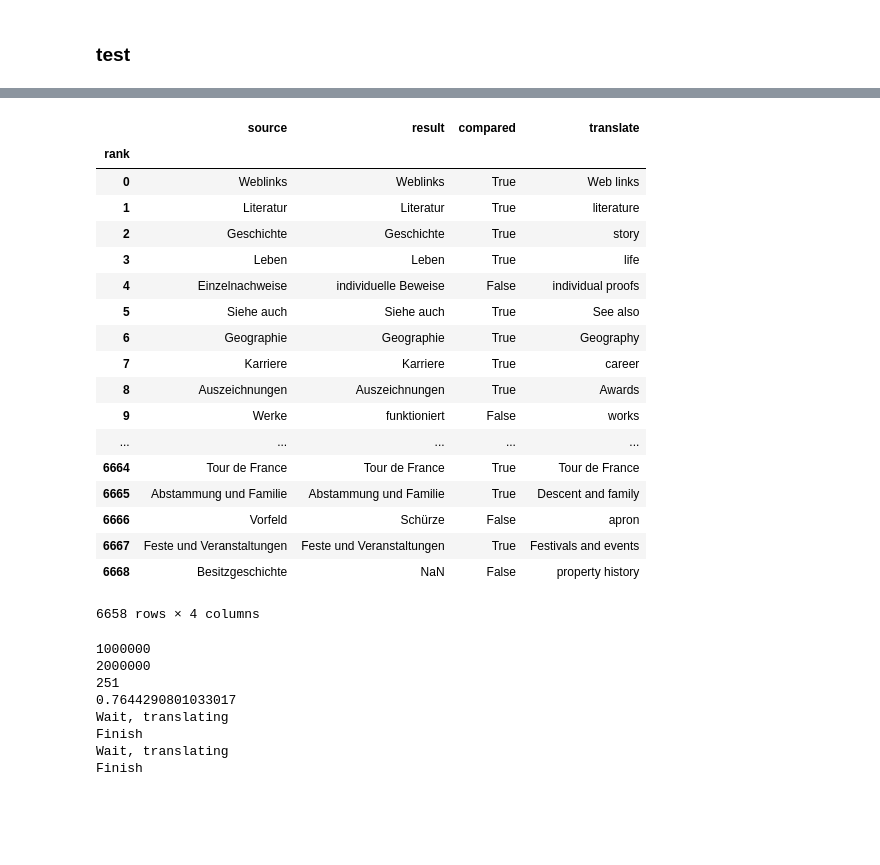
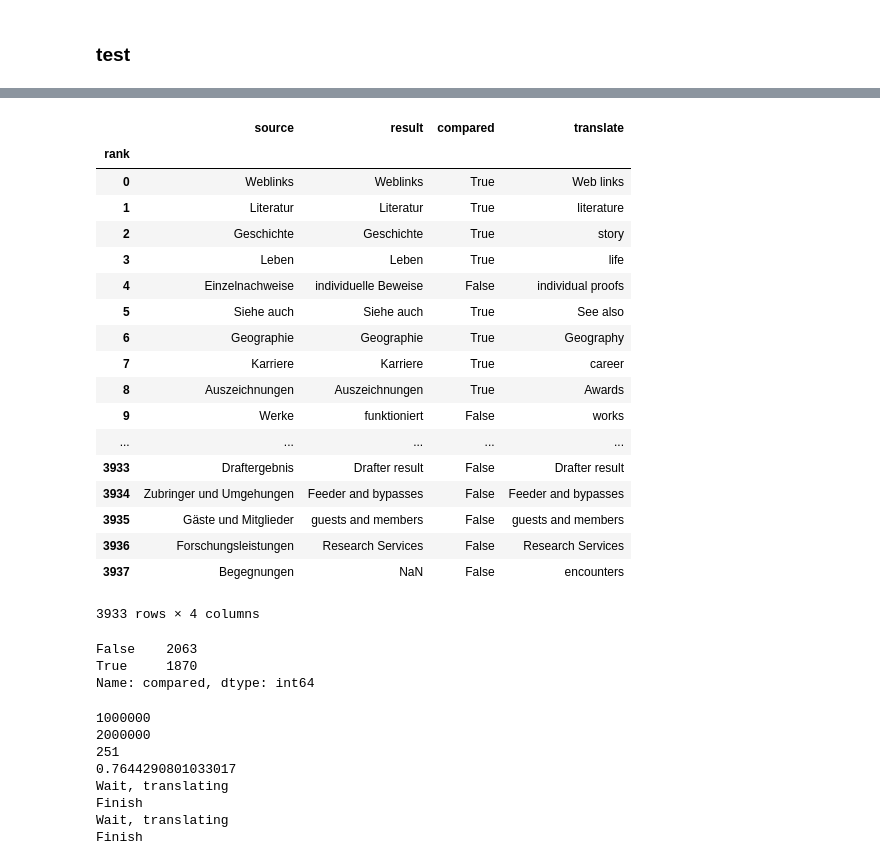
Before and after one commit to digitalTranshumant/wmf-interlanguage, a Jupyter notebook: AutomaticCheckBack.ipynb, the cells around one changed output, grey strips where cells are left out. Cells and saved outputs as stored; diff of their text form; code cells hidden in the pictures; blank space fills up the shorter version.

```diff
--- a/AutomaticCheckBack.ipynb
+++ b/AutomaticCheckBack.ipynb
@@ -163,25 +169,31 @@ Wait, translating
 Finish
 Wait, translating
 Finish
-# %%
-df
-# %% [output]
-|  | source | result | compared | translate |
-| rank |  |  |  |  |
-| 0 | Weblinks | Weblinks | True | Web links |
-| 1 | Literatur | Literatur | True | literature |
-| 2 | Geschichte | Geschichte | True | story |
-| 3 | Leben | Leben | True | life |
-| 4 | Einzelnachweise | individuelle Beweise | False | individual proofs |
-| 5 | Siehe auch | Siehe auch | True | See also |
-| 6 | Geographie | Geographie | True | Geography |
-| 7 | Karriere | Karriere | True | career |
-| 8 | Auszeichnungen | Auszeichnungen | True | Awards |
-| 9 | Werke | funktioniert | False | works |
-| ... | ... | ... | ... | ... |
-| 6664 | Tour de France | Tour de France | True | Tour de France |
-| 6665 | Abstammung und Familie | Abstammung und Familie | True | Descent and family |
-| 6666 | Vorfeld | Schürze | False | apron |
-| 6667 | Feste und Veranstaltungen | Feste und Veranstaltungen | True | Festivals and events |
-| 6668 | Besitzgeschichte | NaN | False | property history |
-6658 rows × 4 columns
+# %%
+deToEn
+# %% [output]
+|  | source | result | compared | translate |
+| rank |  |  |  |  |
+| 0 | Weblinks | Weblinks | True | Web links |
+| 1 | Literatur | Literatur | True | literature |
+| 2 | Geschichte | Geschichte | True | story |
+| 3 | Leben | Leben | True | life |
+| 4 | Einzelnachweise | individuelle Beweise | False | individual proofs |
+| 5 | Siehe auch | Siehe auch | True | See also |
+| 6 | Geographie | Geographie | True | Geography |
+| 7 | Karriere | Karriere | True | career |
+| 8 | Auszeichnungen | Auszeichnungen | True | Awards |
+| 9 | Werke | funktioniert | False | works |
+| ... | ... | ... | ... | ... |
+| 3933 | Draftergebnis | Drafter result | False | Drafter result |
+| 3934 | Zubringer und Umgehungen | Feeder and bypasses | False | Feeder and bypasses |
+| 3935 | Gäste und Mitglieder | guests and members | False | guests and members |
+| 3936 | Forschungsleistungen | Research Services | False | Research Services |
+| 3937 | Begegnungen | NaN | False | encounters |
+3933 rows × 4 columns
+# %%
+deToEn.compared.value_counts()
+# %% [output]
+False    2063
+True     1870
+Name: compared, dtype: int64
```
Also changed, not shown: parts of 9 cells of this notebook.
